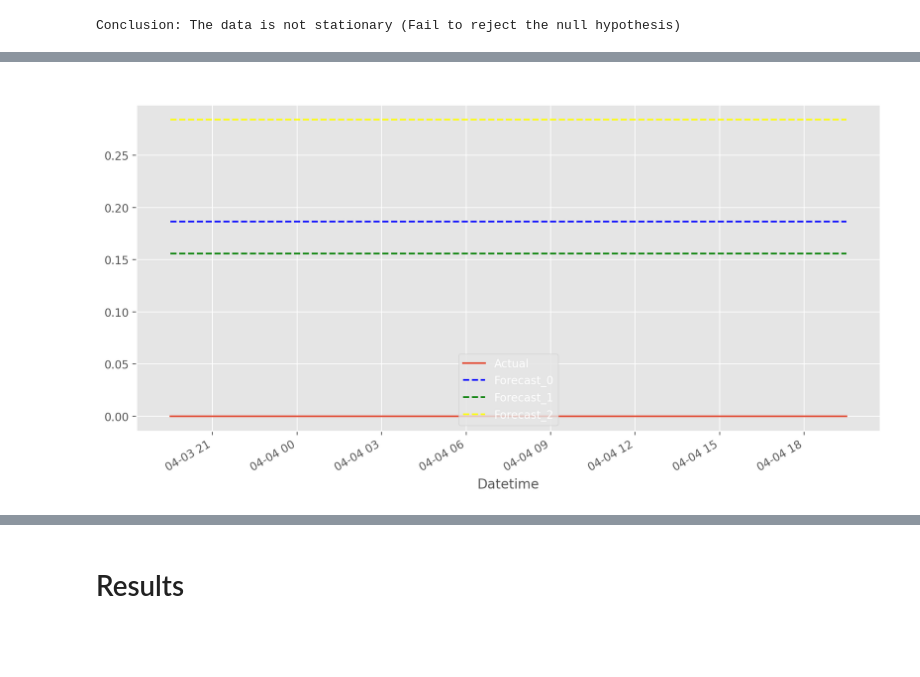
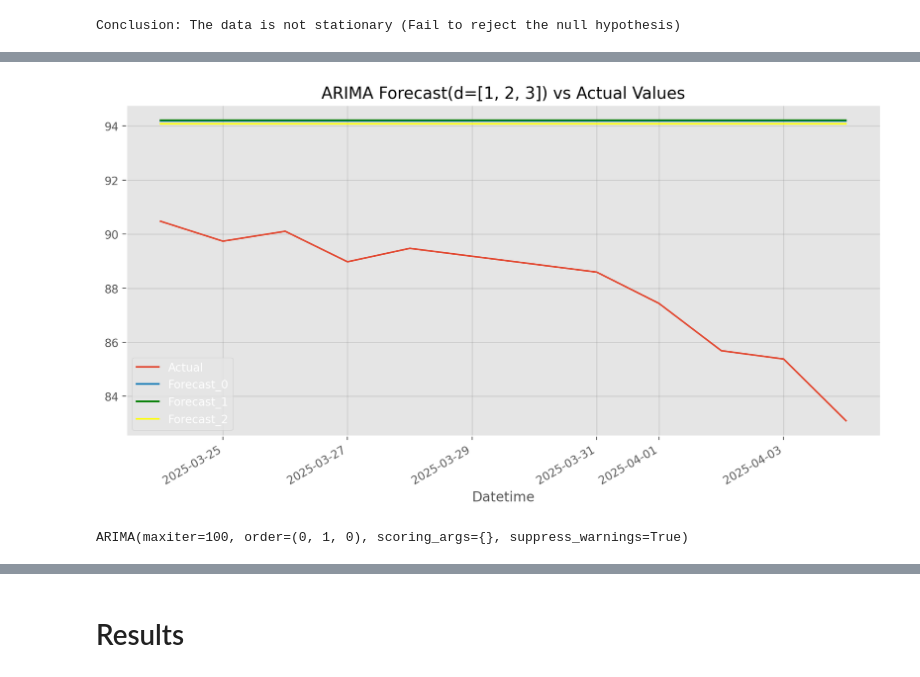
Before and after one commit to bkusuma/time-series-project, a Jupyter notebook: time-series-project.ipynb, the cells around one changed output, grey strips where cells are left out. Cells and saved outputs as stored; diff of their text form; code cells hidden in the pictures; blank space fills up the shorter version.

```diff
--- a/time-series-project.ipynb
+++ b/time-series-project.ipynb
@@ -326,3 +367,7 @@ mod = STL(
     trend_jump=trend_jump,
     low_pass_jump=low_pass_jump,
 )
+
+res = STL(timeseries, period=period).fit()
+res.plot()
+plt.show();
@@ -328,0 +376,2 @@ mod = STL(
+# %%
+mod_seasonal = res.seasonal
@@ -353,0 +408,17 @@ timeseries_cleaned = no_seasonal_trend.clip(lower=0)
+# %%
+
+seasonals = decomposition.seasonal
+trends = decomposition.trend
+
+no_seasons = timeseries - mod_seasonal
+
+timeseries_cleaned = no_seasons
+
+# timeseries_cleaned = trends
+
+fig, ax = plt.subplots(figsize=(12, 4))
+timeseries_cleaned.plot(y="Close", ax=ax)
+yf_dl.plot(y="Close", ax=ax)
+# trends.plot()
+# yf_dl.plot(y="Close_no_seasonal_trend")
+# decomposition
@@ -471,7 +549,7 @@ model_0 = ARIMA(
     order=(p, 0, q),
     seasonal_order=(0, 0, 0, 0),
     trend="n",
-    enforce_stationarity=False,
+    enforce_stationarity=True,
     enforce_invertibility=True,
     concentrate_scale=False,
     trend_offset=1,
@@ -487,7 +565,7 @@ model_1 = ARIMA(
     order=(p, 1, q),
     seasonal_order=(0, 0, 0, 0),
     trend="n",
-    enforce_stationarity=False,
+    enforce_stationarity=True,
     enforce_invertibility=True,
     concentrate_scale=False,
     trend_offset=1,
@@ -503,7 +581,7 @@ model_2 = ARIMA(
     order=(p, 2, q),
     seasonal_order=(0, 0, 0, 0),
     trend="n",
-    enforce_stationarity=False,
+    enforce_stationarity=True,
     enforce_invertibility=True,
     concentrate_scale=False,
     trend_offset=1,
@@ -540,18 +618,19 @@ test_results = pd.DataFrame(
 # %%
 # Plot actual vs predicted values
 fig, ax = plt.subplots(figsize=(12, 6))
 test_results["test"].plot(label="Actual", ax=ax)
-test_results["test_forecast_0"].plot(label="Forecast_0", ax=ax, style="--", color="blue")
-test_results["test_forecast_1"].plot(label="Forecast_1", ax=ax, style="--", color="green")
-test_results["test_forecast_2"].plot(label="Forecast_2", ax=ax, style="--", color="yellow")
+test_results["test_forecast_0"].plot(label="Forecast_0", ax=ax, color="#0072B2")
+test_results["test_forecast_1"].plot(label="Forecast_1", ax=ax, color="green")
+test_results["test_forecast_2"].plot(label="Forecast_2", ax=ax, color="yellow")
 
-plt.title("ARIMA Forecast vs Actual Values")
+plt.title("ARIMA Forecast(d=[1, 2, 3]) vs Actual Values", color="black")
+plt.grid(True, which='major', c='gray', ls='-', lw=1, alpha=0.2)
 plt.legend()
 plt.show()
 
 # test_results.plot();
 # %% [output]
-[figure, old version]
+[figure, new version]
 # %%
 from pmdarima.arima import auto_arima
 
@@ -561,9 +640,9 @@ automatic = auto_arima(
     start_p=2,
     d=None,
     start_q=2,
-    max_p=p+1,
-    max_d=2,
-    max_q=q+1,
+    max_p=p+2,
+    max_d=4,
+    max_q=q+2,
     start_P=1,
     D=None,
     start_Q=1,
@@ -574,16 +653,16 @@ automatic = auto_arima(
     m=1,
     seasonal=True,
     stationary=False,
-    information_criterion="hqic",
+    information_criterion="aic",
     alpha=0.05,
     test="adf",
-    seasonal_test="ocsb",
+    seasonal_test="STL",
     stepwise=True,
     n_jobs=1,
     start_params=None,
     trend=None,
     method="lbfgs",
-    maxiter=50,
+    maxiter=100,
     offset_test_args=None,
     seasonal_test_args=None,
     suppress_warnings=True,
@@ -591,10 +670,14 @@ automatic = auto_arima(
     trace=False,
     random=False,
     random_state=None,
-    n_fits=10,
+    n_fits=100,
     return_valid_fits=False,
     out_of_sample_size=0,
     scoring="mse",
     scoring_args=None,
     with_intercept="auto",
     sarimax_kwargs=None)
+
+automatic.fit(train)
+# %% [output]
+ARIMA(maxiter=100, order=(0, 1, 0), scoring_args={}, suppress_warnings=True)
```
Also changed, not shown: parts of 24 cells of this notebook.
